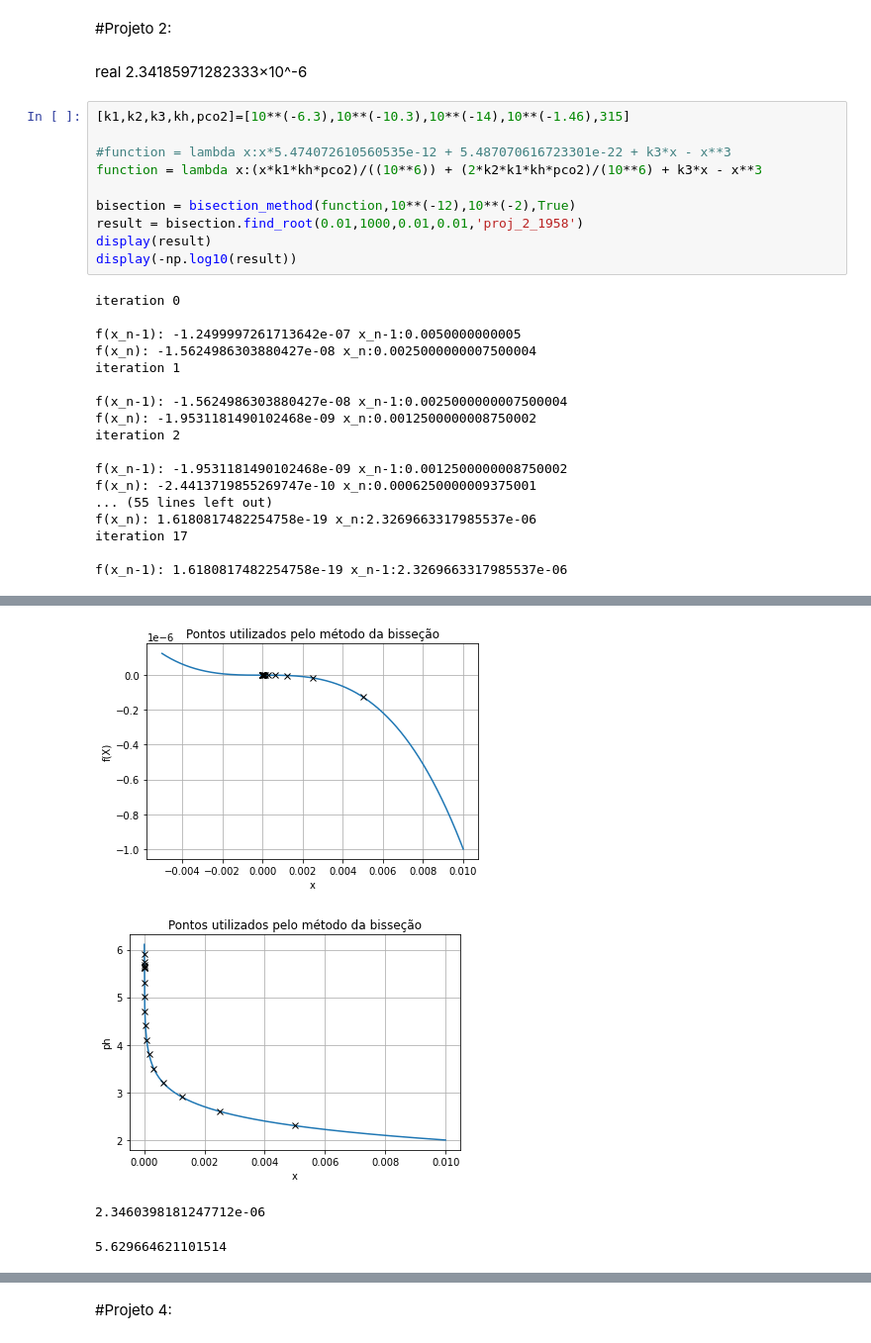
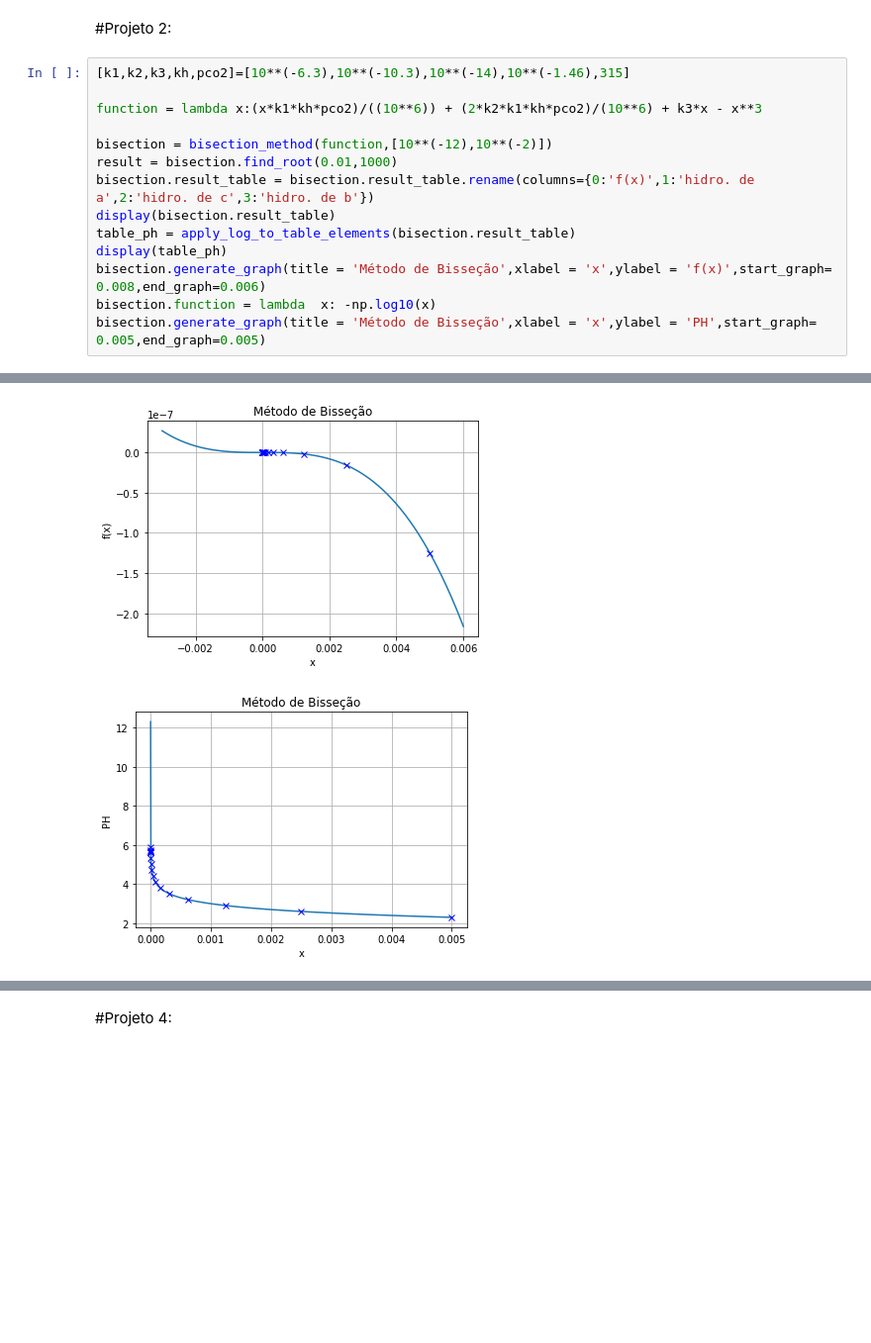
Before and after one commit to HerbertHipolito/lab.MatIndustrual, a Jupyter notebook: root.ipynb, the cells around one changed output, grey strips where cells are left out. Shown: that part at 99% size. Saved outputs shown, nothing was run; the diff lists cells and outputs as text; blank space fills up the shorter version.

Commit message:
recode some functions

```diff
--- a/root.ipynb
+++ b/root.ipynb
@@ -125,32 +121,17 @@ class bisection_method:
 # %% [markdown]
 #Projeto 2:
-# %% [markdown]
-real 2.34185971282333×10^-6
 # %%
 [k1,k2,k3,kh,pco2]=[10**(-6.3),10**(-10.3),10**(-14),10**(-1.46),315]
 
-#function = lambda x:x*5.474072610560535e-12 + 5.487070616723301e-22 + k3*x - x**3
 function = lambda x:(x*k1*kh*pco2)/((10**6)) + (2*k2*k1*kh*pco2)/(10**6) + k3*x - x**3
 
-bisection = bisection_method(function,10**(-12),10**(-2),True)
-result = bisection.find_root(0.01,1000,0.01,0.01,'proj_2_1958')
-display(result)
-display(-np.log10(result))
+bisection = bisection_method(function,[10**(-12),10**(-2)])
+result = bisection.find_root(0.01,1000)
+bisection.result_table = bisection.result_table.rename(columns={0:'f(x)',1:'hidro. de a',2:'hidro. de c',3:'hidro. de b'})
+display(bisection.result_table)
+table_ph = apply_log_to_table_elements(bisection.result_table)
+display(table_ph)
+bisection.generate_graph(title = 'Método de Bisseção',xlabel = 'x',ylabel = 'f(x)',start_graph= 0.008,end_graph=0.006)
+bisection.function = lambda  x: -np.log10(x)
+bisection.generate_graph(title = 'Método de Bisseção',xlabel = 'x',ylabel = 'PH',start_graph= 0.005,end_graph=0.005)
 # %% [output]
-iteration 0
-
-f(x_n-1): -1.2499997261713642e-07 x_n-1:0.0050000000005
-f(x_n): -1.5624986303880427e-08 x_n:0.0025000000007500004
-iteration 1
-
-f(x_n-1): -1.5624986303880427e-08 x_n-1:0.0025000000007500004
-f(x_n): -1.9531181490102468e-09 x_n:0.0012500000008750002
-iteration 2
-
-f(x_n-1): -1.9531181490102468e-09 x_n-1:0.0012500000008750002
-f(x_n): -2.4413719855269747e-10 x_n:0.0006250000009375001
-... (55 lines left out)
-f(x_n): 1.6180817482254758e-19 x_n:2.3269663317985537e-06
-iteration 17
-
-f(x_n-1): 1.6180817482254758e-19 x_n-1:2.3269663317985537e-06
@@ -157,4 +172,2 @@ f(x_n-1): 1.6180817482254758e-19 x_n-1:2.3269663317985537e-06
-[figure, old version]
+[figure, new version]
-[figure, old version]
+[figure, new version]
-2.3460398181247712e-06
-5.629664621101514
```
Also changed, not shown: parts of 14 cells of this notebook.
